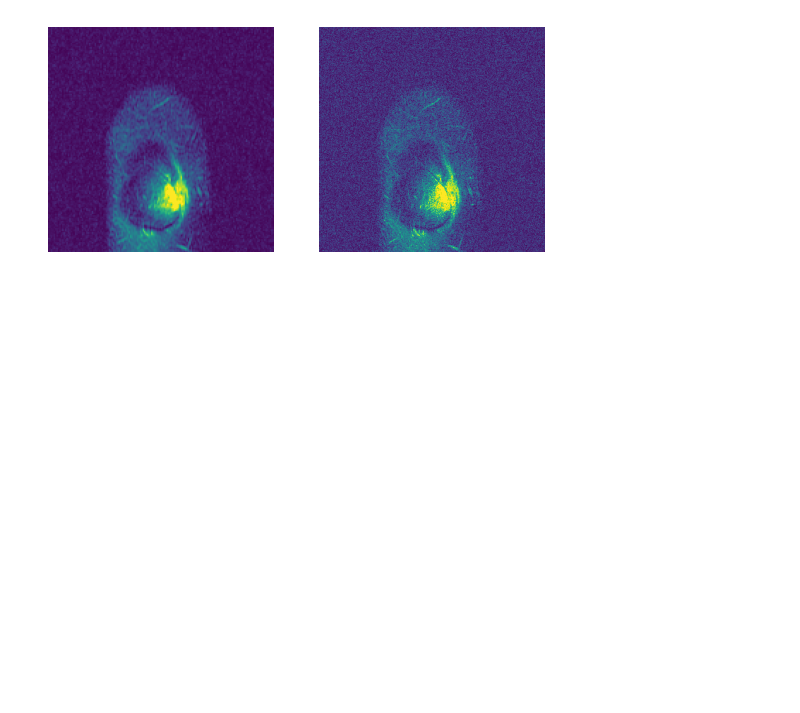
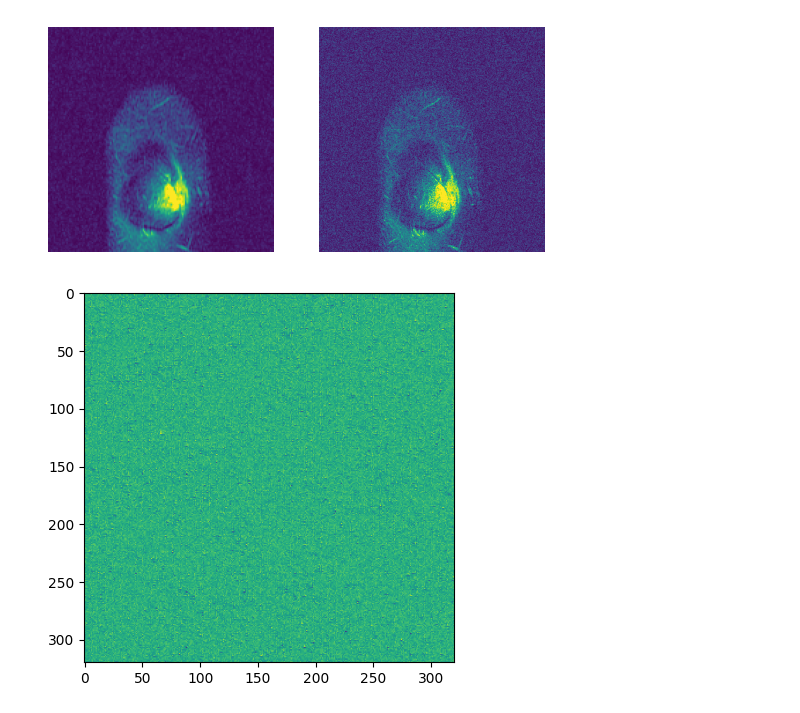
Before and after one commit to KAPTIOS-RESEARCH/SR-FastMRI, a Jupyter notebook: notebooks/low-res-kspaces.ipynb, the cells around one changed output. Drawn from its saved outputs; the diff is of its cells as text; code cells hidden in the pictures; blank space fills up the shorter version.

```diff
--- a/notebooks/low-res-kspaces.ipynb
+++ b/notebooks/low-res-kspaces.ipynb
@@ -305,8 +306,13 @@ plt.show()
 # %%
 model = SRResUNet()
 model.to('mps');
 sample = next(iter(dataloader))
 outputs = model(sample.image.to('mps'))
 mean = sample.mean.unsqueeze(1).unsqueeze(2).unsqueeze(3).to('mps')
 std = sample.std.unsqueeze(1).unsqueeze(2).unsqueeze(3).to('mps')
 outputs = (outputs * std + mean).cpu()
+
+plt.imshow(outputs.detach().cpu()[0][0])
+plt.show()
+# %% [output]
+[figure, added]
```
Also changed, not shown: parts of 1 cell of this notebook, 4 other files.
